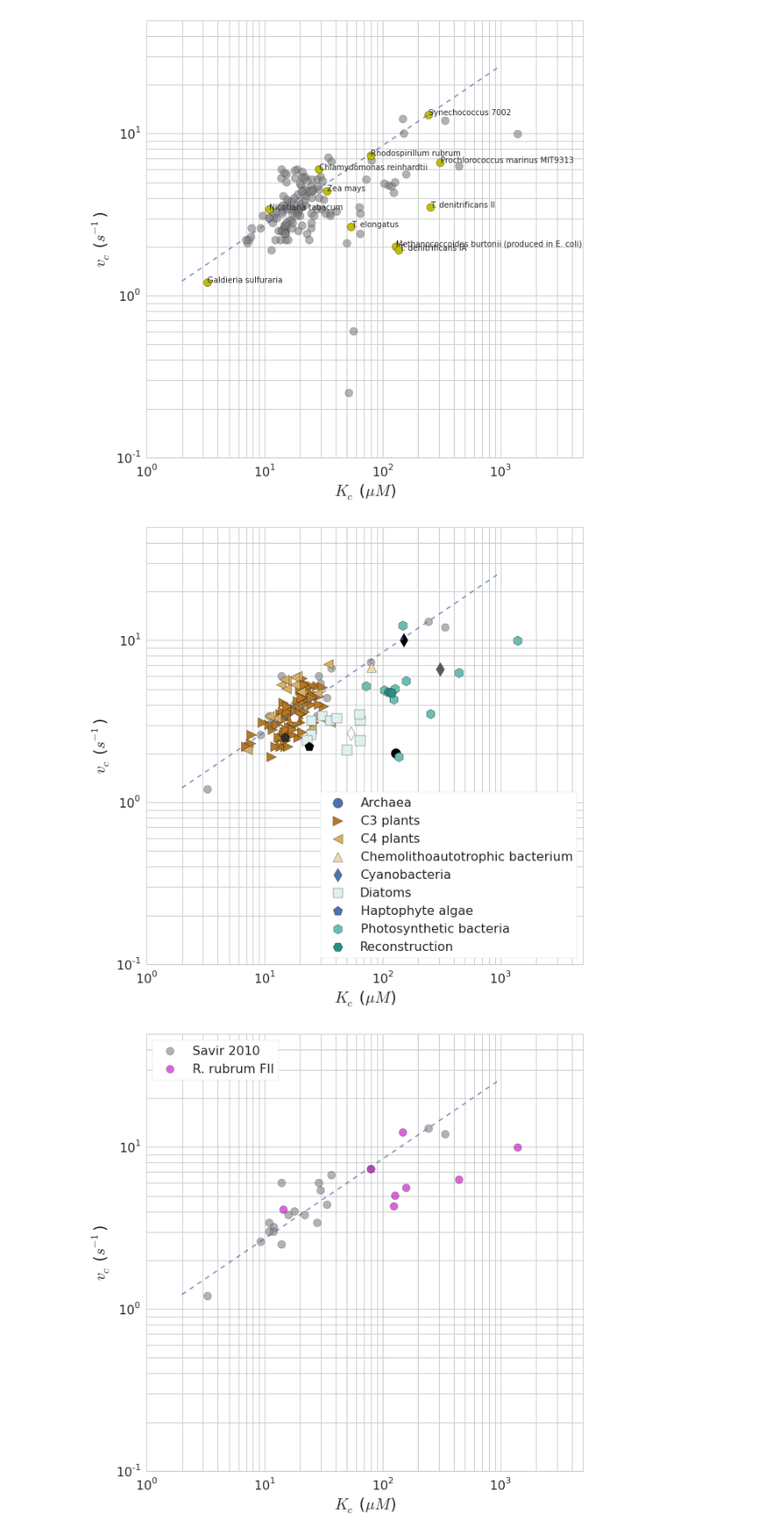
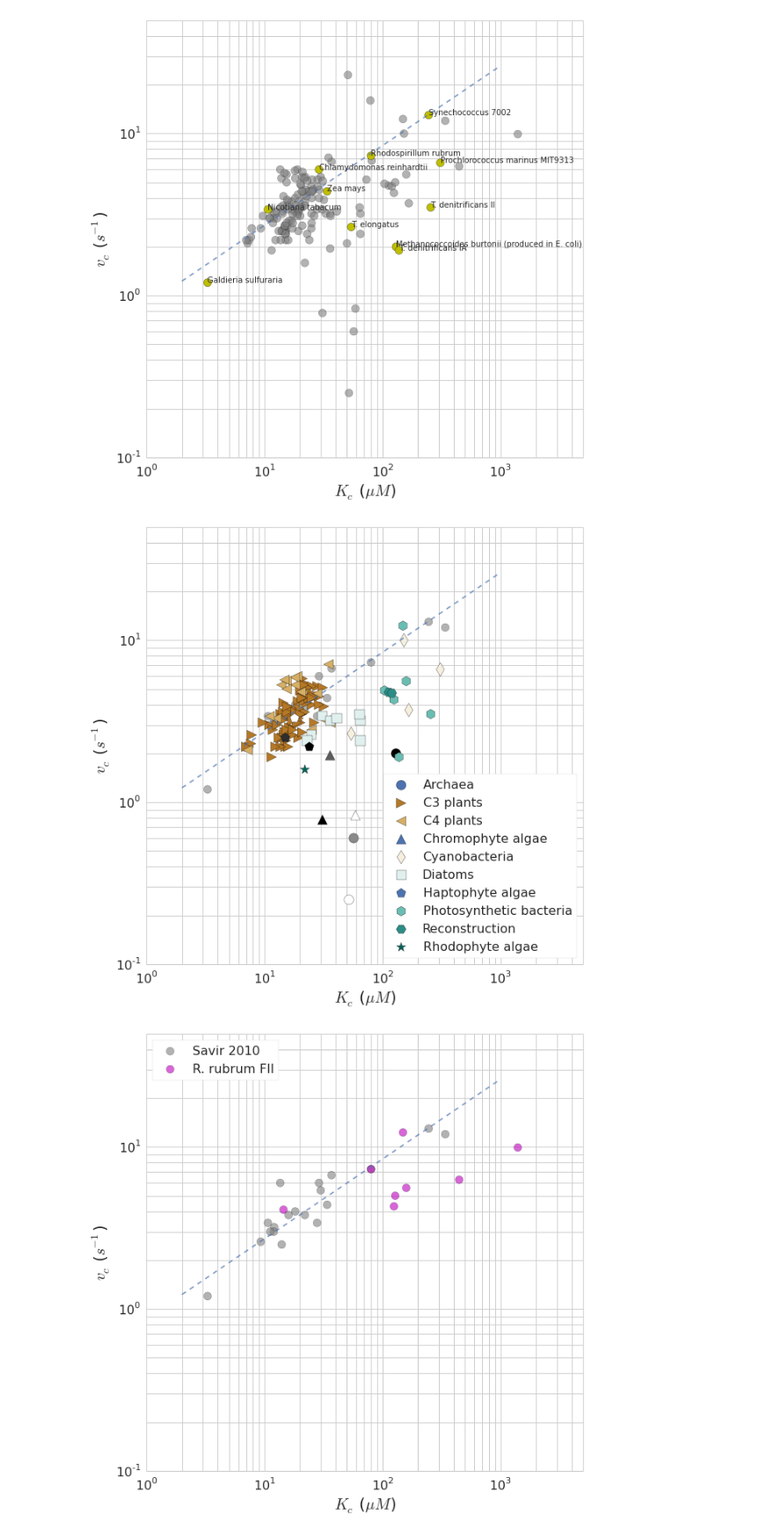
Before and after one commit to flamholz/ccm, a Jupyter notebook: python/ipython_notebooks/01122018 AF&NP Savir RuBisCO optimality redux .ipynb, the cells around one changed output. Shown: that part at 88% size. Drawn from its saved outputs; the diff is of its cells as text; code cells hidden in the pictures.

```diff
--- a/python/ipython_notebooks/01122018 AF&NP Savir RuBisCO optimality redux .ipynb
+++ b/python/ipython_notebooks/01122018 AF&NP Savir RuBisCO optimality redux .ipynb
@@ -6,10 +7,20 @@ from matplotlib import pyplot as plt
 import pandas as pd
 # %%
 # Load the data from Excel, remove data points that are not comparable.
-kin_df = pd.read_excel('01152018rubisco_kinetics.xlsx', index_col=0)
-kin_df = kin_df[kin_df.mutant == False]
+raw_kin_df = pd.read_excel('01152018rubisco_kinetics.xlsx', index_col=0)
+wt_only_df = raw_kin_df[raw_kin_df.mutant == False]
 
-# Some measurements are made at 85 C and are not comparable.
+# Filtered DataFrame used for most plots below.
+# Only variants with all the data
+kin_df = wt_only_df.copy()
+has_KMs = np.logical_and(np.isfinite(kin_df.Kc), np.isfinite(kin_df.Ko))
+has_kcats = np.logical_and(np.isfinite(kin_df.Vc), np.isfinite(kin_df.Vo))
+has_kons = np.logical_and(np.isfinite(kin_df.kon_C), np.isfinite(kin_df.kon_O))
+has_all = np.logical_and(np.logical_and(has_KMs, has_kcats), has_kons)
+kin_df = kin_df[has_all]
+
+# Some measurements are made at much higher temps and are not comparable.
+# TODO: collect pH of measurements so we can restrict to similar range
 high_T = kin_df.Temp_C > 30
 kin_df = kin_df.loc[np.logical_not(high_T)]
 
@@ -20,8 +31,6 @@ nonsavir_df = kin_df[kin_df.savir == False]
 
 # Group by RuBisCO form
 grouped_form = kin_df.groupby('form_text')
-# Group by manually curated "interesting" category mostly for famous RuBisCO isoforms
-grouped_interesting = kin_df.groupby('interesting')
 
 # Markers we use for plotting below.
 markers = 'o><^dsphH*'
@@ -103,9 +112,9 @@ plt.yscale('log')
 colors = seaborn.color_palette("BrBG", 10)
 fIs = grouped_form.get_group('I')
 fIs_nonsavir = fIs[fIs.savir == False]
-grouped_ref = fIs_nonsavir.groupby('Citation')
+grouped_ref = fIs_nonsavir.groupby('short_ref')
 for i, (group, gdf) in enumerate(grouped_ref):
-    l = group.split()[0]
+    l = group
     c = colors[i]
     plt.scatter(gdf.Kc, gdf.Vc, c=c, s=120, marker='>', label=l)
 
@@ -139,6 +148,8 @@ seaborn.set_style('whitegrid')
 plt.xscale('log')
 plt.yscale('log')
 
+# Group by manually curated "interesting" category mostly for famous RuBisCO isoforms
+grouped_interesting = wt_only_df.groupby('interesting')
 interesting = grouped_interesting.get_group(True)
 others = grouped_interesting.get_group(False)
 
@@ -166,7 +177,7 @@ plt.xlim(1, 5e3)
 
 plt.show()
 # %% [output]
-[figure, old version]
+[figure, new version]
 # %%
 # Kc vs. Vc - show new data by taxonomic grouping of the organism.
 # Notice again the wide spread in photosynthetic bacteria being due to the
@@ -175,36 +186,36 @@ figure = plt.figure(figsize=(10,10))
 seaborn.set_style('whitegrid')
 colors = seaborn.color_palette("BrBG", 10)
 
 plt.xscale('log')
 plt.yscale('log')
 
-grouped = nonsavir_df.groupby('Taxonomy')
+grouped_taxon = nonsavir_df.groupby('Taxonomy')
 
 plt.scatter(savir_df.Kc, savir_df.Vc, c='grey', s=100, alpha=0.6)
 
-for i, (group, gdf) in enumerate(grouped):
+for i, (group, gdf) in enumerate(grouped_taxon):
     marker = markers[i % len(markers)]
     c = colors[i % len(colors)]
     plt.scatter(gdf.Kc, gdf.Vc, label=group, s=150, c=c, marker=marker)
 
 # Savir 2010 says Kc = 1.32 * Vc^2.03
 # Therefore Vc = (Kc/1.32)^(1/2.03)
 xs = np.arange(2, 1000, 5)
 projected_Vcs = np.power(xs/1.32, 1.0/2.03)
 plt.plot(xs, projected_Vcs, ls='--', alpha=0.7)
 
 plt.legend(loc=4, fontsize=16, frameon=True)
 plt.xlabel('$K_c$ ($\mu M$)', fontsize=20)
 plt.ylabel('$v_c$ ($s^{-1}$)', fontsize=20)
 plt.xticks(fontsize=16)
 plt.yticks(fontsize=16)
 
 plt.ylim(1e-1, 50)
 plt.xlim(1, 5e3)
 
 plt.show()
 # %% [output]
-[figure, old version]
+[figure, new version]
 # %%
 # Highlight the variation in the Rubrum FII measurements on Kc vs. Vc plot.
 figure = plt.figure(figsize=(10,10))
```
Also changed, not shown: parts of 13 cells of this notebook.
